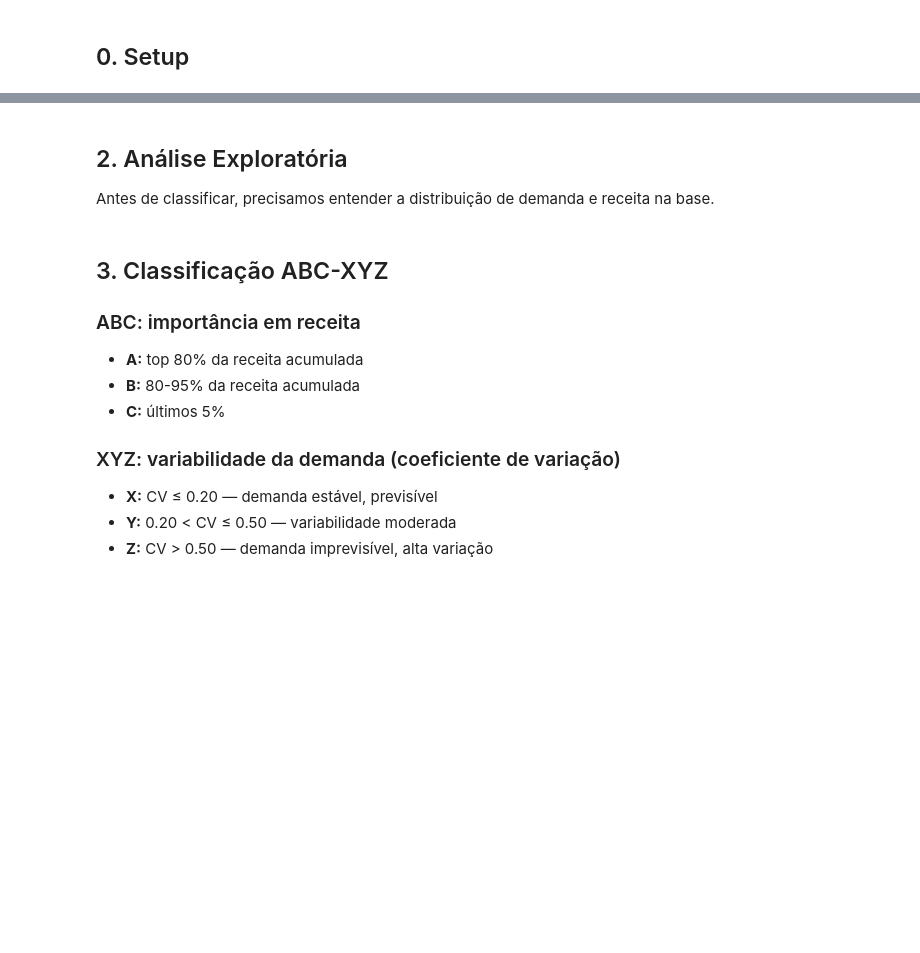
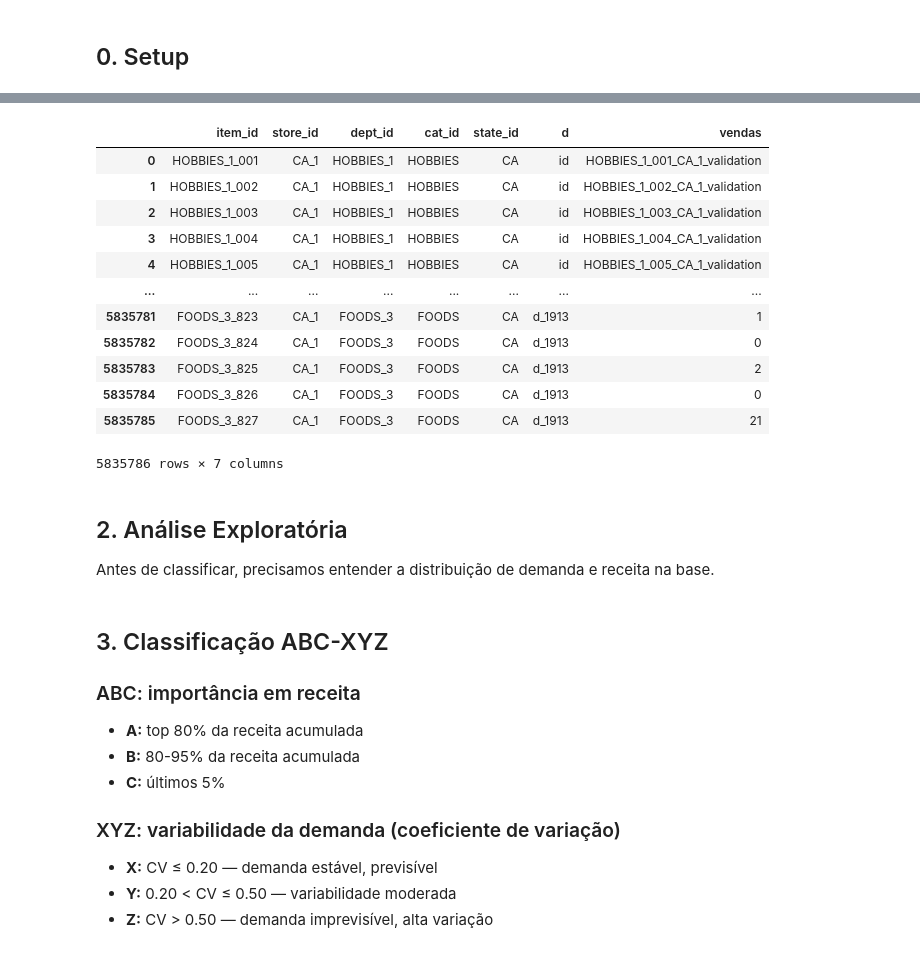
Before and after one commit to petrugeral/Real_world_DS_Stock, a Jupyter notebook: ep01_notebook.ipynb, the cells around one changed output, grey strips where cells are left out. Saved outputs shown, nothing was run; the diff lists cells and outputs as text; code cells hidden in the pictures; blank space fills up the shorter version.

```diff
--- a/ep01_notebook.ipynb
+++ b/ep01_notebook.ipynb
@@ -121,0 +133,27 @@ df.head()
+# %%
+#explorando o volume de vendas de apenas uma loja:
+sales_sample = sales[sales['store_id'] == 'CA_1'].copy()
+
+colunas_d = [c for c in sales.columns if c.startswith('d_')]
+
+sales_long = sales_sample.melt(
+    id_vars=['item_id', 'store_id', 'dept_id', 'cat_id', 'state_id'],
+    var_name='d',
+    value_name='vendas'
+)
+# %%
+sales_long
+# %% [output]
+|  | item_id | store_id | dept_id | cat_id | state_id | d | vendas |
+| 0 | HOBBIES_1_001 | CA_1 | HOBBIES_1 | HOBBIES | CA | id | HOBBIES_1_001_CA_1_validation |
+| 1 | HOBBIES_1_002 | CA_1 | HOBBIES_1 | HOBBIES | CA | id | HOBBIES_1_002_CA_1_validation |
+| 2 | HOBBIES_1_003 | CA_1 | HOBBIES_1 | HOBBIES | CA | id | HOBBIES_1_003_CA_1_validation |
+| 3 | HOBBIES_1_004 | CA_1 | HOBBIES_1 | HOBBIES | CA | id | HOBBIES_1_004_CA_1_validation |
+| 4 | HOBBIES_1_005 | CA_1 | HOBBIES_1 | HOBBIES | CA | id | HOBBIES_1_005_CA_1_validation |
+| ... | ... | ... | ... | ... | ... | ... | ... |
+| 5835781 | FOODS_3_823 | CA_1 | FOODS_3 | FOODS | CA | d_1913 | 1 |
+| 5835782 | FOODS_3_824 | CA_1 | FOODS_3 | FOODS | CA | d_1913 | 0 |
+| 5835783 | FOODS_3_825 | CA_1 | FOODS_3 | FOODS | CA | d_1913 | 2 |
+| 5835784 | FOODS_3_826 | CA_1 | FOODS_3 | FOODS | CA | d_1913 | 0 |
+| 5835785 | FOODS_3_827 | CA_1 | FOODS_3 | FOODS | CA | d_1913 | 21 |
+5835786 rows × 7 columns
```
Also changed, not shown: parts of 13 cells of this notebook.
